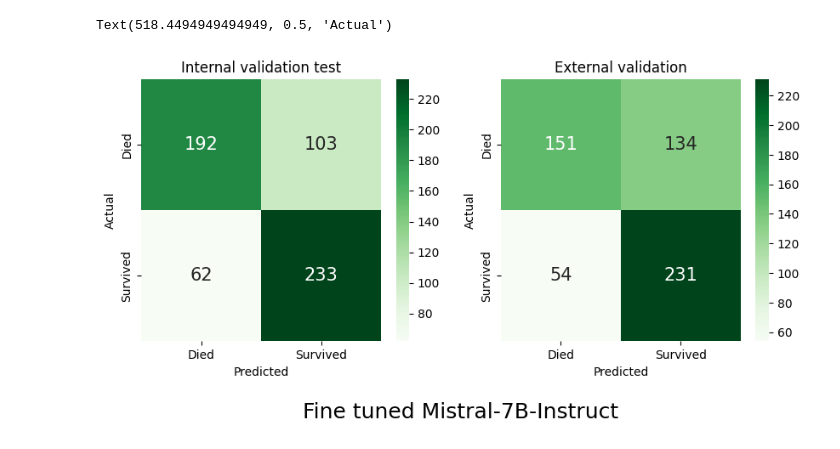
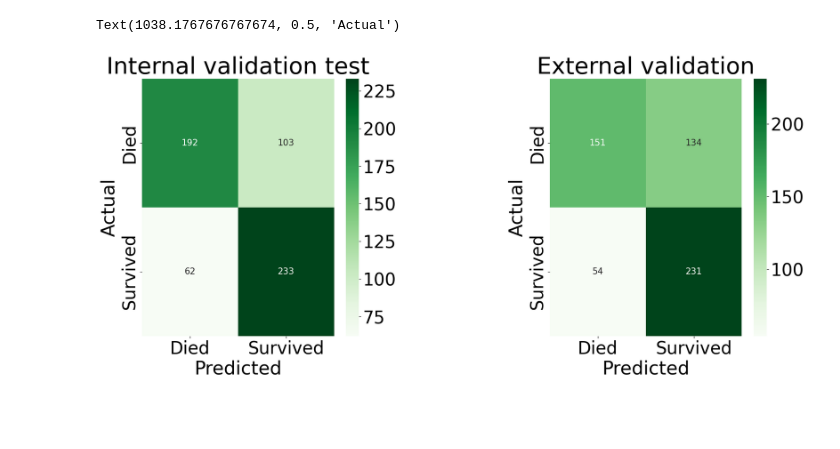
Before and after one commit to mohammad-gh009/Large-Language-Models-vs-Classical-Machine-learning, a Jupyter notebook: plots/confusion_matrix.ipynb, the cells around one changed output. Saved outputs shown, nothing was run; the diff lists cells and outputs as text; code cells hidden in the pictures; blank space fills up the shorter version.

```diff
--- a/plots/confusion_matrix.ipynb
+++ b/plots/confusion_matrix.ipynb
@@ -193,44 +231,44 @@ num_rows = 1
 num_cols = 2
 
 # Create subplots with a gray background
-fig, axes = plt.subplots(num_rows, num_cols, figsize=(5 * num_cols, 4 * num_rows))
+fig, axes = plt.subplots(num_rows, num_cols, figsize=(10 * num_cols, 8 * num_rows))
 
 # Add internal fine-tuning plot
 # Read the data for internal fine-tuning
 df_internal_fine_tuning = pd.read_csv("4epochs_mistral_internaltest_predictions.csv")
 y_true_internal_fine_tuning = df_internal_fine_tuning["y_true"]
 y_pred_internal_fine_tuning = df_internal_fine_tuning["y_pred"]
 
 # Create confusion matrix for internal fine-tuning
 cm_internal_fine_tuning = confusion_matrix(y_true_internal_fine_tuning, y_pred_internal_fine_tuning)
 
 # Create a heatmap using seaborn for internal fine-tuning
 plt.subplot(num_rows, num_cols, 1)
 sns.heatmap(cm_internal_fine_tuning, annot=True, fmt='d', cmap='Greens', xticklabels=['Died', 'Survived'], yticklabels=['Died', 'Survived'],
             annot_kws={"fontsize": 15})  # Adjust fontsize as needed
-plt.title('Internal validation test')
-plt.xlabel('Predicted')
-plt.ylabel('Actual')
+plt.title('Internal validation test',fontsize=BIGGER_SIZE)
+plt.xlabel('Predicted',fontsize=MEDIUM_SIZE)
+plt.ylabel('Actual',fontsize=MEDIUM_SIZE)
 
 # Add internal fine-tuning plot
 # Read the data for internal fine-tuning
 df_internal_fine_tuning = pd.read_csv("4epochs_mistral_external_test_predictions.csv")
 y_true_internal_fine_tuning = df_internal_fine_tuning["y_true"]
 y_pred_internal_fine_tuning = df_internal_fine_tuning["y_pred"]
 
 # Create confusion matrix for internal fine-tuning
 cm_internal_fine_tuning = confusion_matrix(y_true_internal_fine_tuning, y_pred_internal_fine_tuning)
 
 # Create a heatmap using seaborn for internal fine-tuning
 plt.subplot(num_rows, num_cols, 2)
 sns.heatmap(cm_internal_fine_tuning, annot=True, fmt='d', cmap='Greens', xticklabels=['Died', 'Survived'], yticklabels=['Died', 'Survived'],
             annot_kws={"fontsize": 15})  # Adjust fontsize as needed
 # Add a note under the subplots
-fig.text(0.5, -0.1, 'Fine tuned Mistral-7B-Instruct', ha='center', fontsize=18, va='center')
-
-plt.title('External validation')
-plt.xlabel('Predicted')
-plt.ylabel('Actual')
+#fig.text(0.5, -0.1, 'Fine tuned Mistral-7B-Instruct', ha='center', fontsize=18, va='center')
+plt.subplots_adjust(hspace=0.7, wspace=0.7)
+plt.title('External validation',fontsize=BIGGER_SIZE)
+plt.xlabel('Predicted',fontsize=MEDIUM_SIZE)
+plt.ylabel('Actual',fontsize=MEDIUM_SIZE)
 # %% [output]
-Text(518.4494949494949, 0.5, 'Actual')
+Text(1038.1767676767674, 0.5, 'Actual')
-[figure, old version]
+[figure, new version]
```
Also changed, not shown: parts of 4 cells of this notebook, 8 other files.
